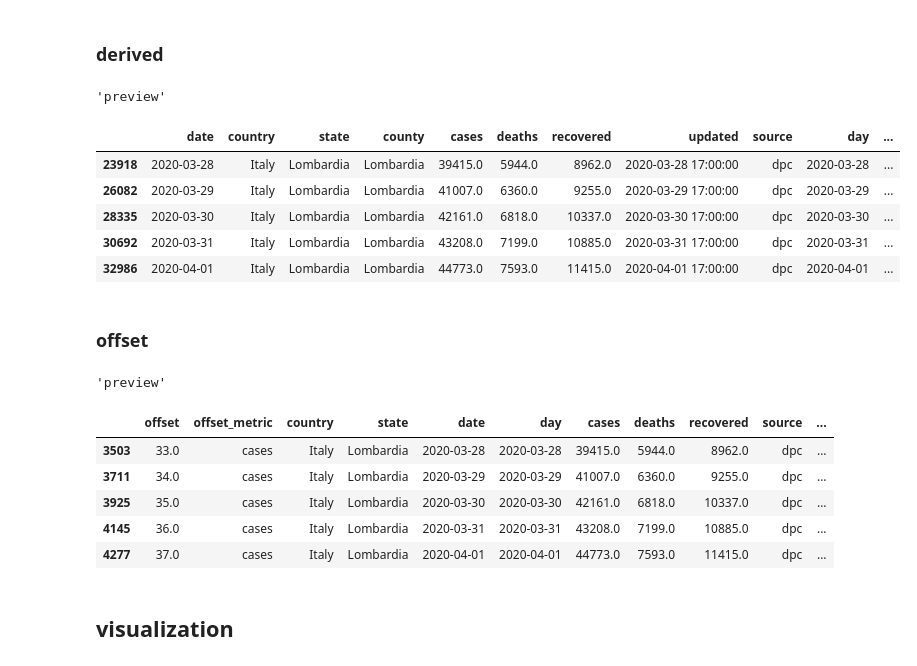
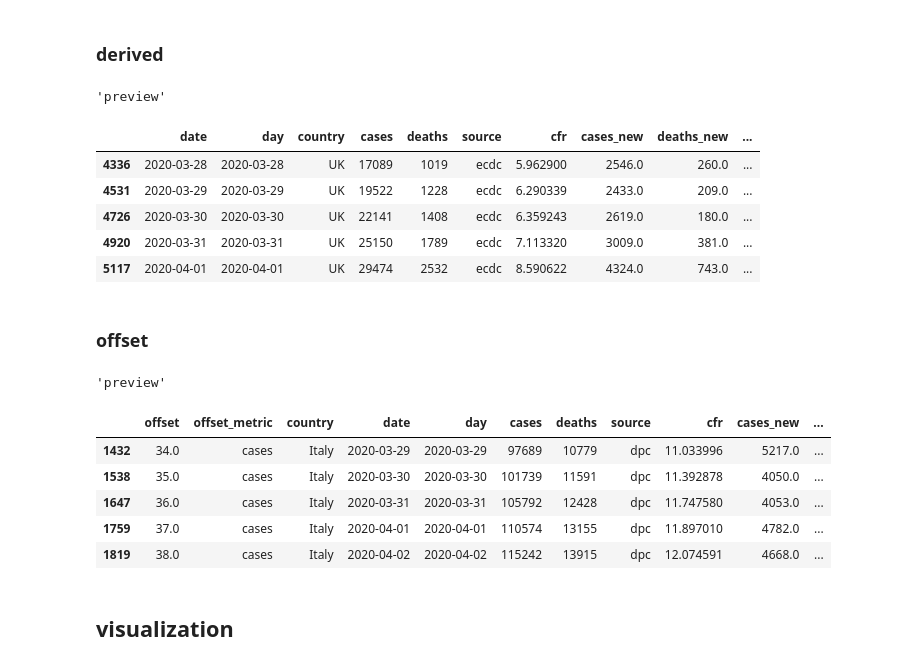
Before and after one commit to eferm/covid-19, a Jupyter notebook: notebooks/covid-19.ipynb, the cells around one changed output. Cells and saved outputs as stored; diff of their text form; code cells hidden in the pictures.

```diff
--- a/notebooks/covid-19.ipynb
+++ b/notebooks/covid-19.ipynb
@@ -36,12 +36,14 @@ pandas 1.0.3
 ## data sources
 # %%
 kwargs = dict(verbose=True)
-CATALOG = {
-    'jhu': JHU(**kwargs).clean,
-    'ctp': CTP(**kwargs).clean,
-    'nyt': NYT(**kwargs).clean,
-    'dpc': DPC(**kwargs).clean,
+SOURCES = {
+#     'jhu': JHU(**kwargs),
+#     'ctp': CTP(**kwargs),
+    'nyt': NYT(**kwargs),
+    'dpc': DPC(**kwargs),
+    'ecdc': ECDC(**kwargs),
 }
+CATALOG = {k: v.clean for k, v in SOURCES.items()}
 
 for name, df in CATALOG.items():
     display(f'preview: {name}', df.tail(3))
@@ -69,14 +75,9 @@ for name, df in CATALOG.items():
 # %% [markdown]
 ## ontology
 # %%
-METRICS = ['cases', 'deaths', 'recovered']
-LIMITS = dict(zip(METRICS, [100, 10, 10]))
+METRICS = ['cases', 'deaths']
+LIMITS = dict(zip(METRICS, [100, 10]))
 LEVELS = ['country', 'state', 'county']
-SOURCES = {
-    'jhu': 'Johns Hopkins University',
-    'nyt': 'The New York Times',
-    'dpc': 'Dipartimento della Protezione Civile',
-}
 
 
 def rollup(df, level):
@@ -231,25 +242,24 @@ def with_pct_change(df):
 # %%
 for i, level in enumerate(LEVELS):
     df = (
         rollup(CATALOG['df.combined'], level)
-        .pipe(with_cases_active)
         .pipe(with_cfr)
         .pipe(with_diffs)
         .pipe(with_pct_change)
     )
     CATALOG[f'df.derived.{level}'] = df
 
-df = CATALOG['df.derived.county']
-df = df.loc[df['state'] == 'Lombardia']
+df = CATALOG['df.derived.country']
+df = df.loc[df['country'] == 'UK']
 display('preview', df.tail())
 # %% [output]
 'preview'
-|  | date | country | state | county | cases | deaths | recovered | updated | source | day | ... |
-| 23918 | 2020-03-28 | Italy | Lombardia | Lombardia | 39415.0 | 5944.0 | 8962.0 | 2020-03-28 17:00:00 | dpc | 2020-03-28 | ... |
-| 26082 | 2020-03-29 | Italy | Lombardia | Lombardia | 41007.0 | 6360.0 | 9255.0 | 2020-03-29 17:00:00 | dpc | 2020-03-29 | ... |
-| 28335 | 2020-03-30 | Italy | Lombardia | Lombardia | 42161.0 | 6818.0 | 10337.0 | 2020-03-30 17:00:00 | dpc | 2020-03-30 | ... |
-| 30692 | 2020-03-31 | Italy | Lombardia | Lombardia | 43208.0 | 7199.0 | 10885.0 | 2020-03-31 17:00:00 | dpc | 2020-03-31 | ... |
-| 32986 | 2020-04-01 | Italy | Lombardia | Lombardia | 44773.0 | 7593.0 | 11415.0 | 2020-04-01 17:00:00 | dpc | 2020-04-01 | ... |
+|  | date | day | country | cases | deaths | source | cfr | cases_new | deaths_new | ... |
+| 4336 | 2020-03-28 | 2020-03-28 | UK | 17089 | 1019 | ecdc | 5.962900 | 2546.0 | 260.0 | ... |
+| 4531 | 2020-03-29 | 2020-03-29 | UK | 19522 | 1228 | ecdc | 6.290339 | 2433.0 | 209.0 | ... |
+| 4726 | 2020-03-30 | 2020-03-30 | UK | 22141 | 1408 | ecdc | 6.359243 | 2619.0 | 180.0 | ... |
+| 4920 | 2020-03-31 | 2020-03-31 | UK | 25150 | 1789 | ecdc | 7.113320 | 3009.0 | 381.0 | ... |
+| 5117 | 2020-04-01 | 2020-04-01 | UK | 29474 | 2532 | ecdc | 8.590622 | 4324.0 | 743.0 | ... |
 # %% [markdown]
 ### offset
 # %%
@@ -285,7 +295,6 @@ for i, level in enumerate(LEVELS):
         df
         .pipe(with_offset, 'cases', LIMITS['cases'])
         .pipe(with_offset, 'deaths', LIMITS['deaths'])
-        .pipe(with_offset, 'recovered', LIMITS['recovered'])
         .melt(
             id_vals,
             [f'{m}_offset' for m in METRICS],
@@ -297,18 +306,18 @@ for i, level in enumerate(LEVELS):
     )
     CATALOG[f'df.offset.{level}'] = df
 
-df = CATALOG['df.offset.state']
-df = df.loc[(df['state'] == 'Lombardia')
+df = CATALOG['df.offset.country']
+df = df.loc[(df['country'] == 'Italy')
             & (df['offset_metric'] == 'cases')]
 display('preview', df.tail())
 # %% [output]
 'preview'
-|  | offset | offset_metric | country | state | date | day | cases | deaths | recovered | source | ... |
-| 3503 | 33.0 | cases | Italy | Lombardia | 2020-03-28 | 2020-03-28 | 39415.0 | 5944.0 | 8962.0 | dpc | ... |
-| 3711 | 34.0 | cases | Italy | Lombardia | 2020-03-29 | 2020-03-29 | 41007.0 | 6360.0 | 9255.0 | dpc | ... |
-| 3925 | 35.0 | cases | Italy | Lombardia | 2020-03-30 | 2020-03-30 | 42161.0 | 6818.0 | 10337.0 | dpc | ... |
-| 4145 | 36.0 | cases | Italy | Lombardia | 2020-03-31 | 2020-03-31 | 43208.0 | 7199.0 | 10885.0 | dpc | ... |
-| 4277 | 37.0 | cases | Italy | Lombardia | 2020-04-01 | 2020-04-01 | 44773.0 | 7593.0 | 11415.0 | dpc | ... |
+|  | offset | offset_metric | country | date | day | cases | deaths | source | cfr | cases_new | ... |
+| 1432 | 34.0 | cases | Italy | 2020-03-29 | 2020-03-29 | 97689 | 10779 | dpc | 11.033996 | 5217.0 | ... |
+| 1538 | 35.0 | cases | Italy | 2020-03-30 | 2020-03-30 | 101739 | 11591 | dpc | 11.392878 | 4050.0 | ... |
+| 1647 | 36.0 | cases | Italy | 2020-03-31 | 2020-03-31 | 105792 | 12428 | dpc | 11.747580 | 4053.0 | ... |
+| 1759 | 37.0 | cases | Italy | 2020-04-01 | 2020-04-01 | 110574 | 13155 | dpc | 11.897010 | 4782.0 | ... |
+| 1819 | 38.0 | cases | Italy | 2020-04-02 | 2020-04-02 | 115242 | 13915 | dpc | 12.074591 | 4668.0 | ... |
 # %% [markdown]
 ## visualization
 # %% [markdown]
```
Also changed, not shown: parts of 8 cells of this notebook, 3 other files.
